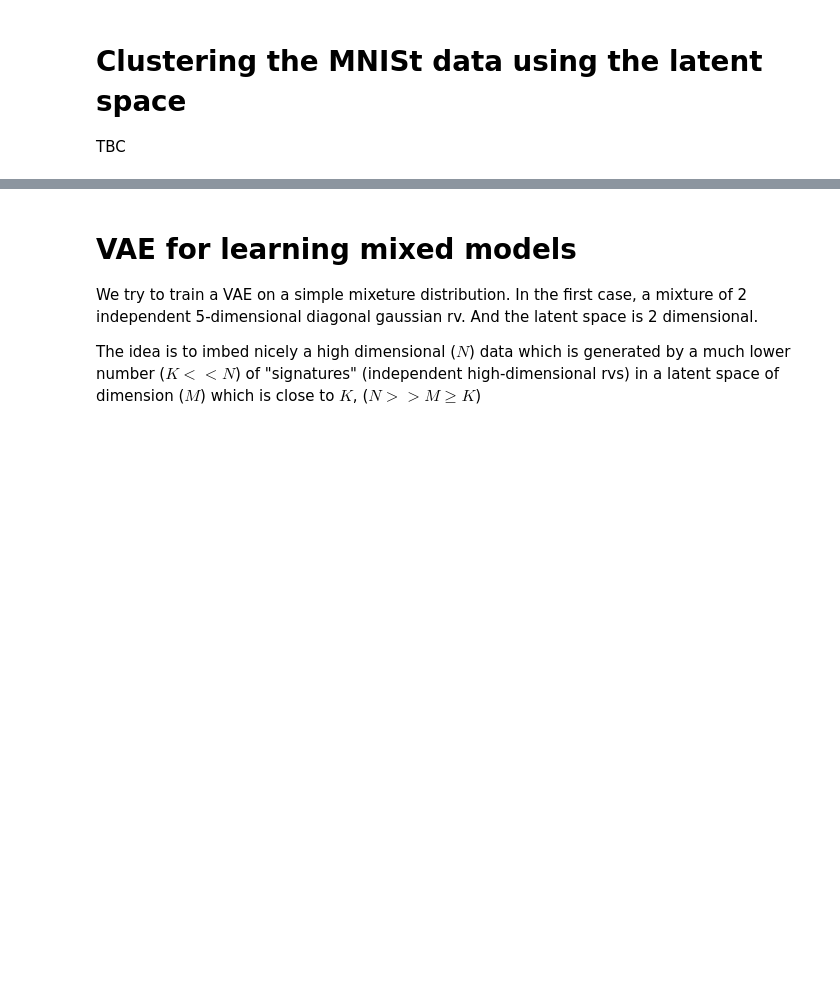
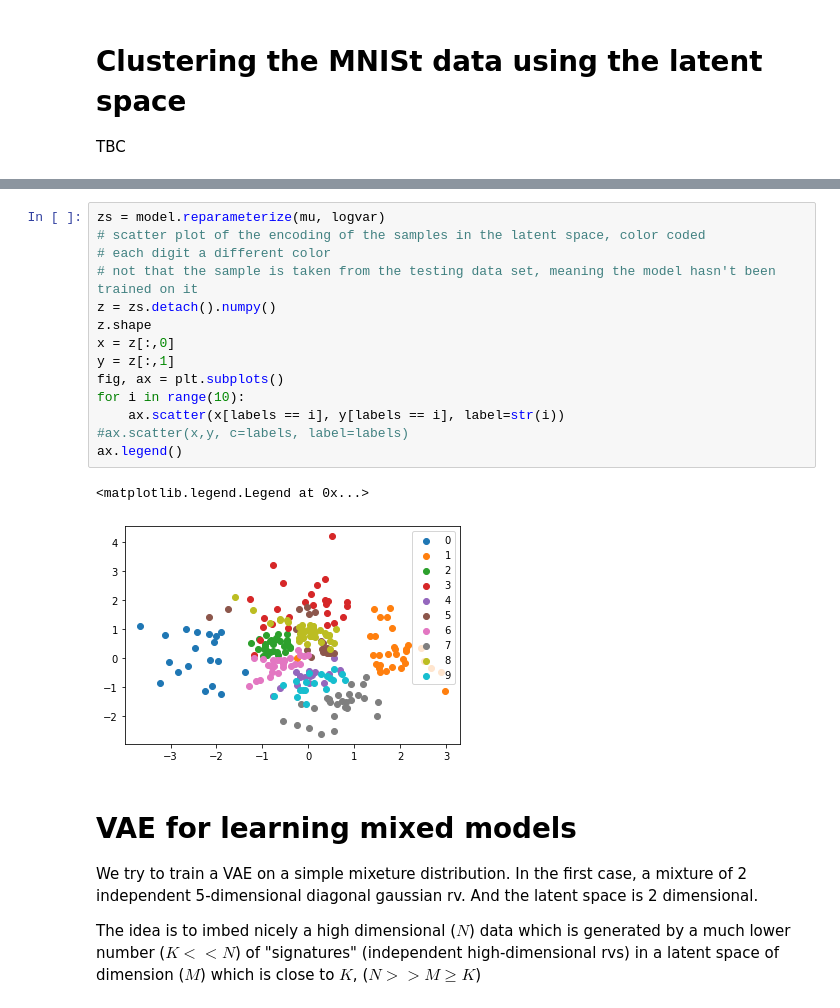
Before and after one commit to zelhar/MPGVAE, a Jupyter notebook: vae.ipynb, the cells around one changed output, grey strips where cells are left out. Drawn from its saved outputs; the diff is of its cells as text; blank space fills up the shorter version.

```diff
--- a/vae.ipynb
+++ b/vae.ipynb
@@ -204,3 +213,20 @@ TBC
+# %%
+zs = model.reparameterize(mu, logvar)
+# scatter plot of the encoding of the samples in the latent space, color coded
+# each digit a different color
+# not that the sample is taken from the testing data set, meaning the model hasn't been trained on it
+z = zs.detach().numpy()
+z.shape
+x = z[:,0]
+y = z[:,1]
+fig, ax = plt.subplots()
+for i in range(10):
+    ax.scatter(x[labels == i], y[labels == i], label=str(i))
+#ax.scatter(x,y, c=labels, label=labels)
+ax.legend()
+# %% [output]
+<matplotlib.legend.Legend at 0x...>
+[figure, added]
 # %% [markdown]
 # VAE for learning mixed models
 We try to train a VAE on a simple mixeture distribution. In the first case, a mixture of 2 independent 5-dimensional diagonal gaussian rv.
```
Also changed, not shown: parts of 5 cells of this notebook.
